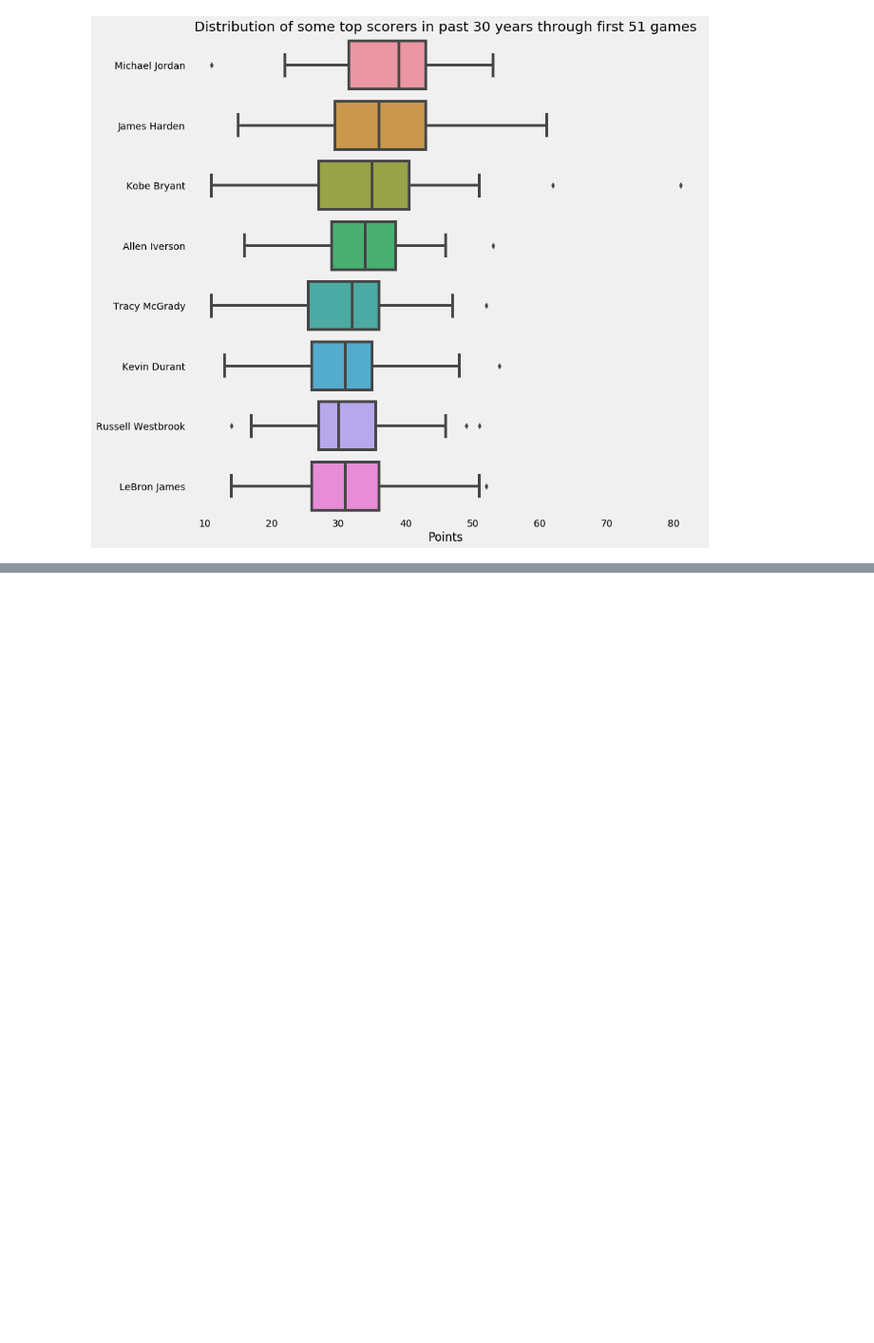
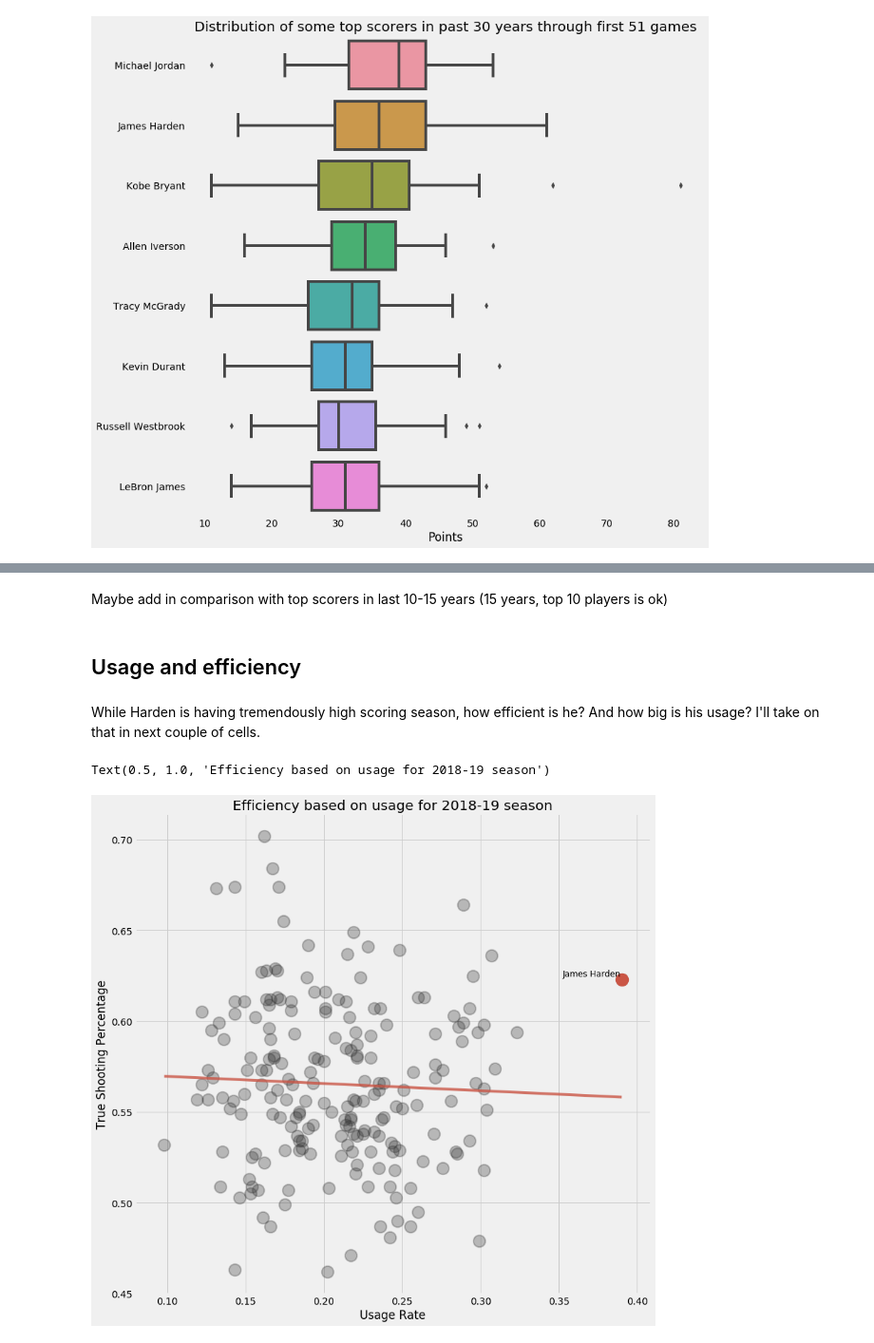
Before and after one commit to danchyy/Basketball_Analytics, a Jupyter notebook: Scripts/2018_19_season/harden_analysis/harden_analysis.ipynb, the cells around one changed output, grey strips where cells are left out. Shown at 95% size. Drawn from its saved outputs; the diff is of its cells as text; code cells hidden in the pictures; blank space fills up the shorter version.

```diff
--- a/Scripts/2018_19_season/harden_analysis/harden_analysis.ipynb
+++ b/Scripts/2018_19_season/harden_analysis/harden_analysis.ipynb
@@ -218,0 +266,6 @@ _ = ax.set_title('Distribution of some top scorers in past 30 years through firs
+# %% [markdown]
+Maybe add in comparison with top scorers in last 10-15 years (15 years, top 10 players is ok)
+# %% [markdown]
+## Usage and efficiency
+# %% [markdown]
+While Harden is having tremendously high scoring season, how efficient is he? And how big is his usage? I'll take on that in next couple of cells.
@@ -218,0 +279,2 @@ _ = ax.set_title('Distribution of some top scorers in past 30 years through firs
+# %%
+advanced_df = advanced_stats.get_data_frames()[0]
@@ -218,0 +287,7 @@ _ = ax.set_title('Distribution of some top scorers in past 30 years through firs
+# %%
+merged_df = pd.merge(basic_df, advanced_df, on='PLAYER_ID')
+# %%
+filtered_data = merged_df.sort_values(by='PTS', ascending=False)
+filtered_data = filtered_data.iloc[:200]
+# %%
+filter_out_harden = filtered_data.loc[filtered_data.PLAYER_NAME_x == 'James Harden']
@@ -218,0 +296,22 @@ _ = ax.set_title('Distribution of some top scorers in past 30 years through firs
+# %%
+
+plt.style.use('fivethirtyeight')
+fig, ax = plt.subplots(figsize=(12, 12))
+
+b, m = polyfit(filtered_data.USG_PCT, filtered_data.TS_PCT, deg=1)
+
+x_usg = np.linspace(filtered_data.USG_PCT.min(), filtered_data.USG_PCT.max(), 200)
+
+ax.plot(x_usg, b + m * x_usg, color="#CA5545", alpha=0.8)
+ax.scatter(x=filtered_data.USG_PCT, y=filtered_data.TS_PCT, s=300, alpha=0.3, linewidths=2.0, color="#343434")
+
+ax.scatter(x=filter_out_harden.USG_PCT, y=filter_out_harden.TS_PCT, s=300, linewidths=2.0, color="#CA5545")
+text = [ax.text(x=filter_out_harden.USG_PCT.iloc[0], y=filter_out_harden.TS_PCT.iloc[0], s="James Harden", fontsize=12)]
+adjust_text(texts=text)
+
+ax.set_xlabel('Usage Rate')
+ax.set_ylabel('True Shooting Percentage')
+ax.set_title('Efficiency based on usage for 2018-19 season')
+# %% [output]
+Text(0.5, 1.0, 'Efficiency based on usage for 2018-19 season')
+[figure, added]
```
Also changed, not shown: parts of 28 cells of this notebook, 2 other files.
